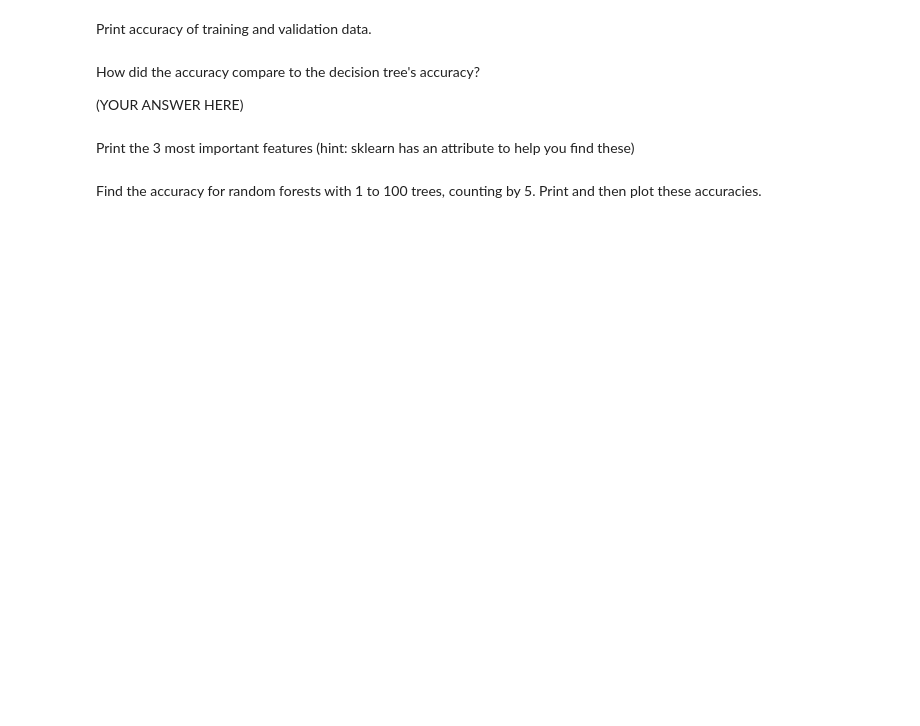
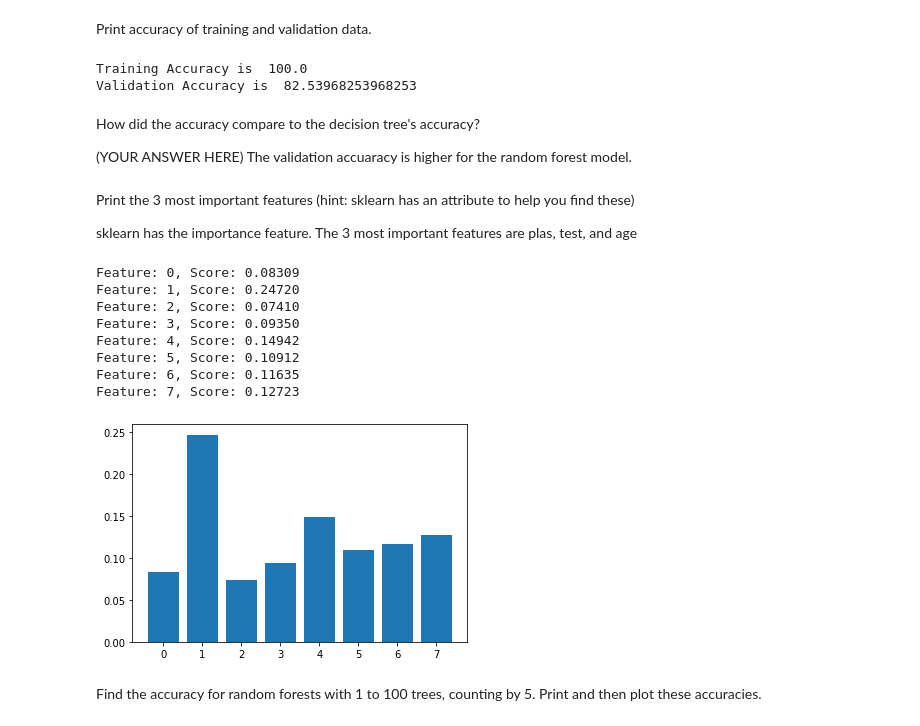
Before and after one commit to anaaparamesh/Week1_Public, a Jupyter notebook: Notebooks/07_Decision_Tree/DecisionTree_Exercise.ipynb, the cells around one changed output. Cells and saved outputs as stored; diff of their text form; code cells hidden in the pictures; blank space fills up the shorter version.

```diff
--- a/Notebooks/07_Decision_Tree/DecisionTree_Exercise.ipynb
+++ b/Notebooks/07_Decision_Tree/DecisionTree_Exercise.ipynb
@@ -94,0 +171,11 @@ Question 3: If you were to change the parameters to have a max_depth of 500 and
+# %%
+## YOUR CODE HERE
+decision_tree = DecisionTreeClassifier(criterion = "entropy", random_state = None,
+                              max_depth=500, min_samples_leaf=1)
+# training/fitting the model with training data
+decision_tree.fit(X_train, y_train)
+
+y_train_pred=decision_tree.predict(X_train)
+print("Training Accuracy is ", accuracy_score(y_train, y_train_pred)*100)
+y_val_pred=decision_tree.predict(X_val)
+print("Validation Accuracy is ", accuracy_score(y_val,y_val_pred)*100)
@@ -102,0 +191,7 @@ Create a model with sklearn's RandomForestClassifier and predict values on your
+# %%
+## YOUR CODE HERE
+# creating a model w sklearn's RandomForestClassifier
+random_forest = RandomForestClassifier(n_estimators=100)
+
+# training/fitting the model with training data
+random_forest.fit(X_train, y_train)
@@ -107,6 +209,20 @@ Print accuracy of training and validation data.
+# %%
+## YOUR CODE HERE
+#printing accuracy of testing & training data
+y_train_pred=random_forest.predict(X_train)
+print("Training Accuracy is ", accuracy_score(y_train, y_train_pred)*100)
+y_val_pred=random_forest.predict(X_val)
+print("Validation Accuracy is ", accuracy_score(y_val,y_val_pred)*100)
+# %% [output]
+Training Accuracy is  100.0
+Validation Accuracy is  82.53968253968253
 # %% [markdown]
 How did the accuracy compare to the decision tree's accuracy?
 
 (YOUR ANSWER HERE)
+The validation accuaracy is higher for the random forest model.
 # %% [markdown]
 Print the 3 most important features (hint: sklearn has an attribute to help you find these)
+
+sklearn has the importance feature.
+The 3 most important features are plas, test, and age
@@ -115,2 +229,24 @@ Print the 3 most important features (hint: sklearn has an attribute to help you
+# %%
+## YOUR CODE HERE
+from sklearn.datasets import make_regression
+from sklearn.tree import DecisionTreeRegressor
+from matplotlib import pyplot
+importance = random_forest.feature_importances_
+# summarize feature importance
+for i,v in enumerate(importance):
+	print('Feature: %0d, Score: %.5f' % (i,v))
+# plot feature importance
+pyplot.bar([x for x in range(len(importance))], importance)
+pyplot.show()
+# %% [output]
+Feature: 0, Score: 0.08309
+Feature: 1, Score: 0.24720
+Feature: 2, Score: 0.07410
+Feature: 3, Score: 0.09350
+Feature: 4, Score: 0.14942
+Feature: 5, Score: 0.10912
+Feature: 6, Score: 0.11635
+Feature: 7, Score: 0.12723
+[figure, added]
 # %% [markdown]
 Find the accuracy for random forests with 1 to 100 trees, counting by 5. Print and then plot these accuracies.
```
Also changed, not shown: parts of 28 cells of this notebook.
